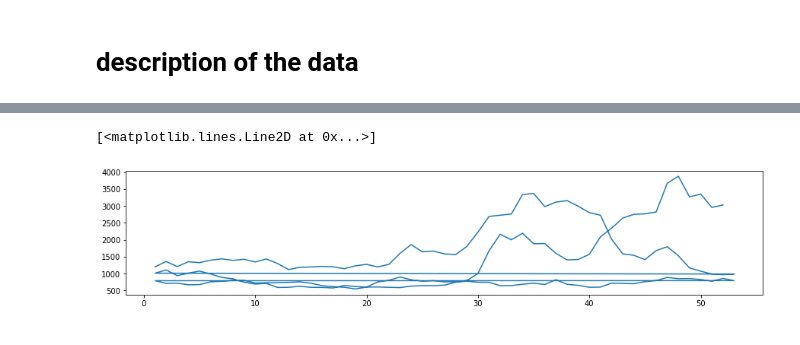
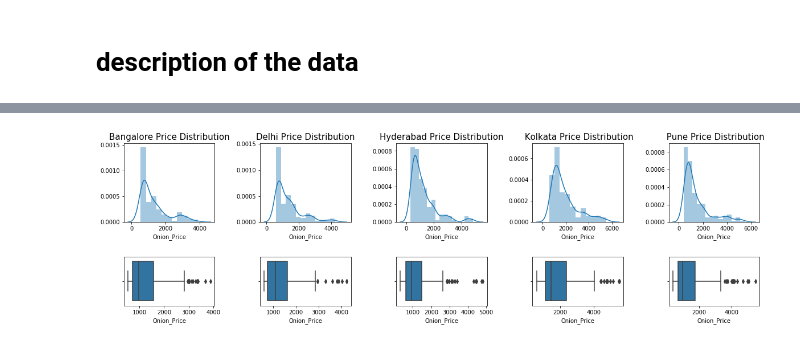
Before and after one commit to sungunact/stats, a Jupyter notebook: Team-7-Statistics-Raghu.ipynb, the cells around one changed output, grey strips where cells are left out. Saved outputs shown, nothing was run; the diff lists cells and outputs as text; code cells hidden in the pictures.

```diff
--- a/Team-7-Statistics-Raghu.ipynb
+++ b/Team-7-Statistics-Raghu.ipynb
@@ -96,12 +80,0 @@ data.describe()
-# %%
-from matplotlib import gridspec
-plt.rcParams['figure.figsize'] = [15,10]
-gs = gridspec.GridSpec(3, 3, width_ratios=[2.5, 2.5, 2.5], height_ratios=[.20, .10, .15])
-a1 = plt.subplot(gs[0, 0])
-a1.set_title("Bangalore Price Distribution", fontsize=15)
-a1=sns.distplot(data.Bangalore_Price)
-
-a2 = plt.subplot(gs[1, 0])
-a2= sns.boxplot(data.Bangalore_Price)
-
-plt.show()
@@ -110,8 +81,41 @@ plt.show()
-# %%
-plt.rcParams['figure.figsize'] = [15,3]
-plt.figure(10)
-
-plt.plot(data['CW'] ,data['Bangalore_Price'])
-# %% [output]
-[<matplotlib.lines.Line2D at 0x...>]
-[figure, removed]
+# %%
+from matplotlib import gridspec
+plt.rcParams['figure.figsize'] = [20,10]
+gs = gridspec.GridSpec(5,5, width_ratios=[15, 15, 15, 15, 15], height_ratios=[.80, .50, .15, .15, .15],hspace =1, wspace=0.5)
+a1 = plt.subplot(gs[0, 0])
+a1.set_title("Bangalore Price Distribution", fontsize=15)
+a1=sns.distplot(data[data['Location']=='Bangalore']['Onion_Price'])
+
+a2 = plt.subplot(gs[0, 1])
+a2.set_title("Delhi Price Distribution", fontsize=15)
+a2=sns.distplot(data[data['Location']=='Delhi']['Onion_Price'])
+
+a3 = plt.subplot(gs[0, 2])
+a3.set_title("Hyderabad Price Distribution", fontsize=15)
+a3=sns.distplot(data[data['Location']=='Hyderabad']['Onion_Price'])
+
+a4 = plt.subplot(gs[0, 3])
+a4.set_title(" Kolkata Price Distribution", fontsize=15)
+a4=sns.distplot(data[data['Location']=='Kolkata']['Onion_Price'])
+
+a5 = plt.subplot(gs[0, 4])
+a5.set_title(" Pune Price Distribution", fontsize=15)
+a5=sns.distplot(data[data['Location']=='Pune']['Onion_Price'])
+
+b1 = plt.subplot(gs[1, 0])
+b1= sns.boxplot(data[data['Location']=='Bangalore']['Onion_Price'])
+
+b2 = plt.subplot(gs[1, 1])
+b2= sns.boxplot(data[data['Location']=='Delhi']['Onion_Price'])
+
+b3 = plt.subplot(gs[1, 2])
+b3= sns.boxplot(data[data['Location']=='Hyderabad']['Onion_Price'])
+
+
+b4 = plt.subplot(gs[1, 3])
+b4= sns.boxplot(data[data['Location']=='Kolkata']['Onion_Price'])
+
+b5 = plt.subplot(gs[1, 4])
+b5 = sns.boxplot(data[data['Location']=='Pune']['Onion_Price'])
+# %% [output]
+[figure, added]
```
Also changed, not shown: parts of 11 cells of this notebook, 1 other file.
